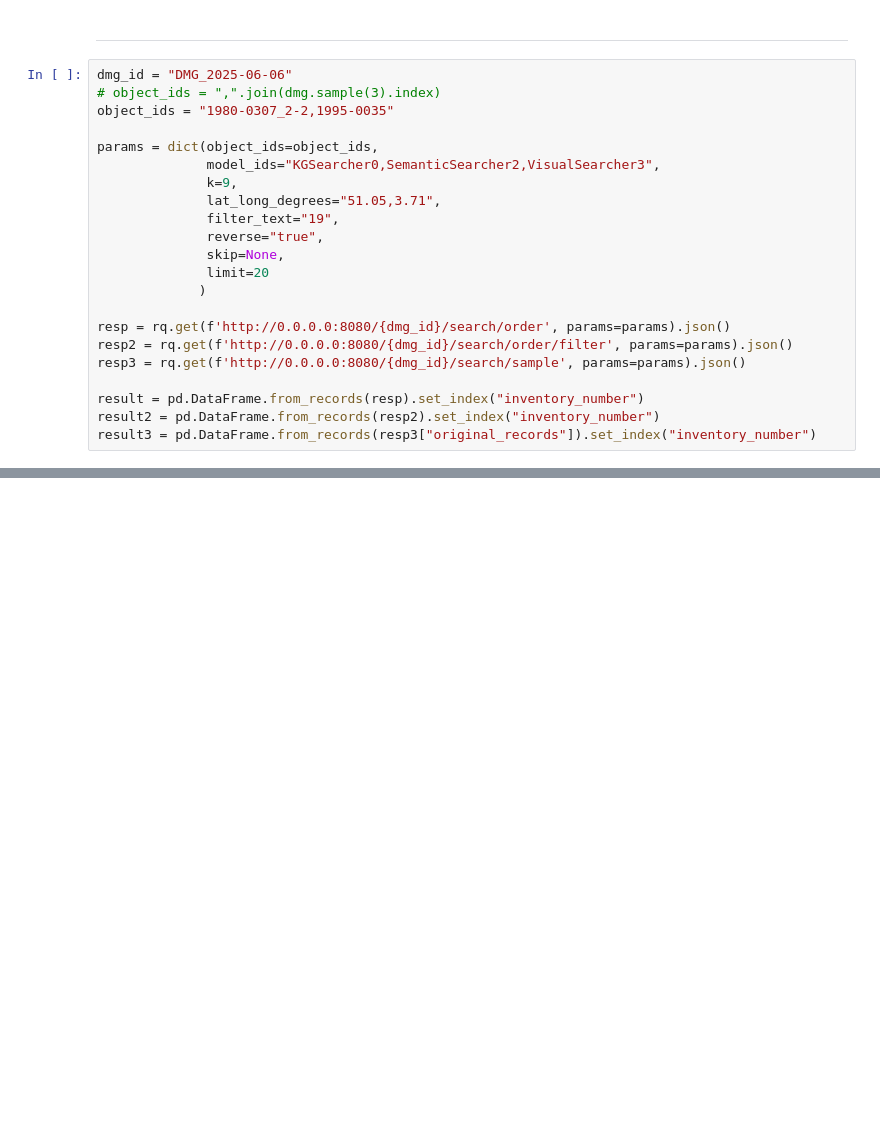
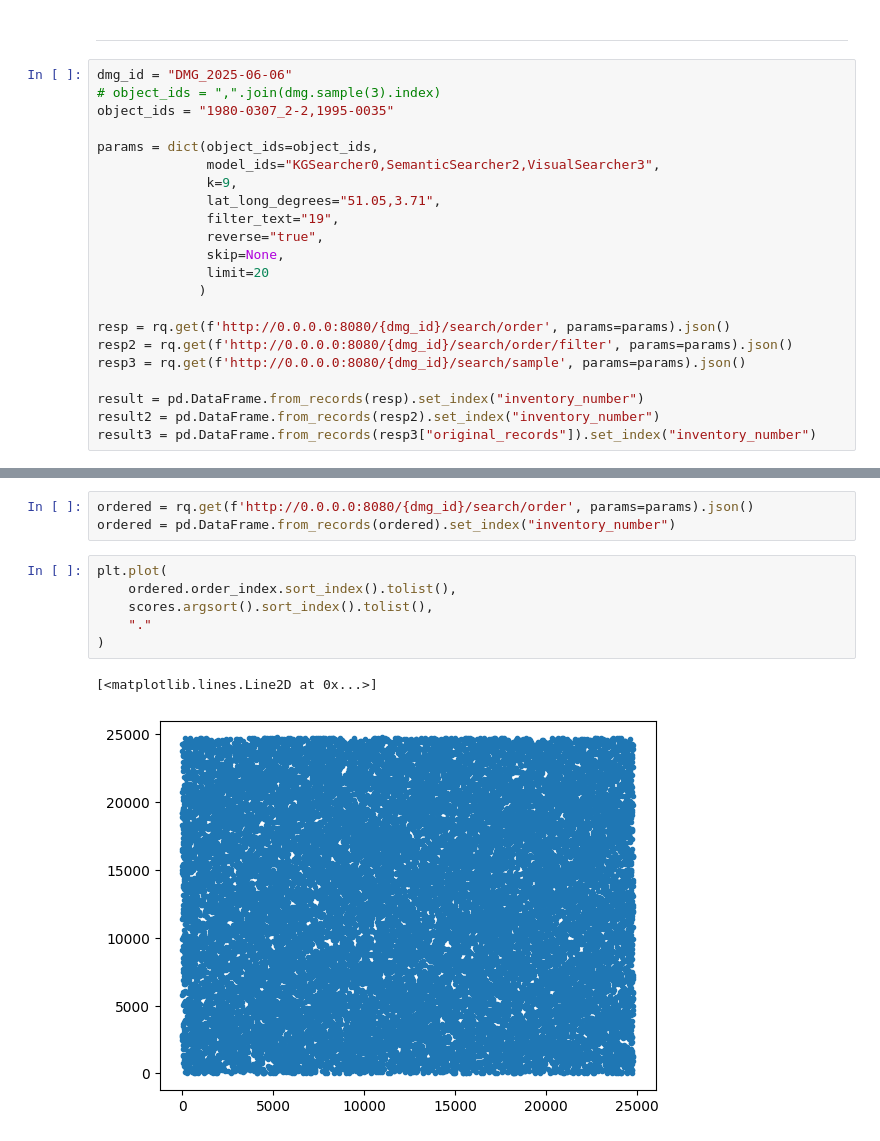
Before and after one commit to serendipity-searcher/web_backend, a Jupyter notebook: dev.ipynb, the cells around one changed output, grey strips where cells are left out. Drawn from its saved outputs; the diff is of its cells as text; blank space fills up the shorter version.

```diff
--- a/dev.ipynb
+++ b/dev.ipynb
@@ -791,0 +879,12 @@ _ = plt.hist(rand.choice(np.arange(n), size=9000, p=tempered_scores), bins=50)
+# %%
+ordered = rq.get(f'http://0.0.0.0:8080/{dmg_id}/search/order', params=params).json()
+ordered = pd.DataFrame.from_records(ordered).set_index("inventory_number")
+# %%
+plt.plot(
+    ordered.order_index.sort_index().tolist(),
+    scores.argsort().sort_index().tolist(),
+    "."
+)
+# %% [output]
+[<matplotlib.lines.Line2D at 0x...>]
+[figure, added]
```
Also changed, not shown: parts of 56 cells of this notebook.
